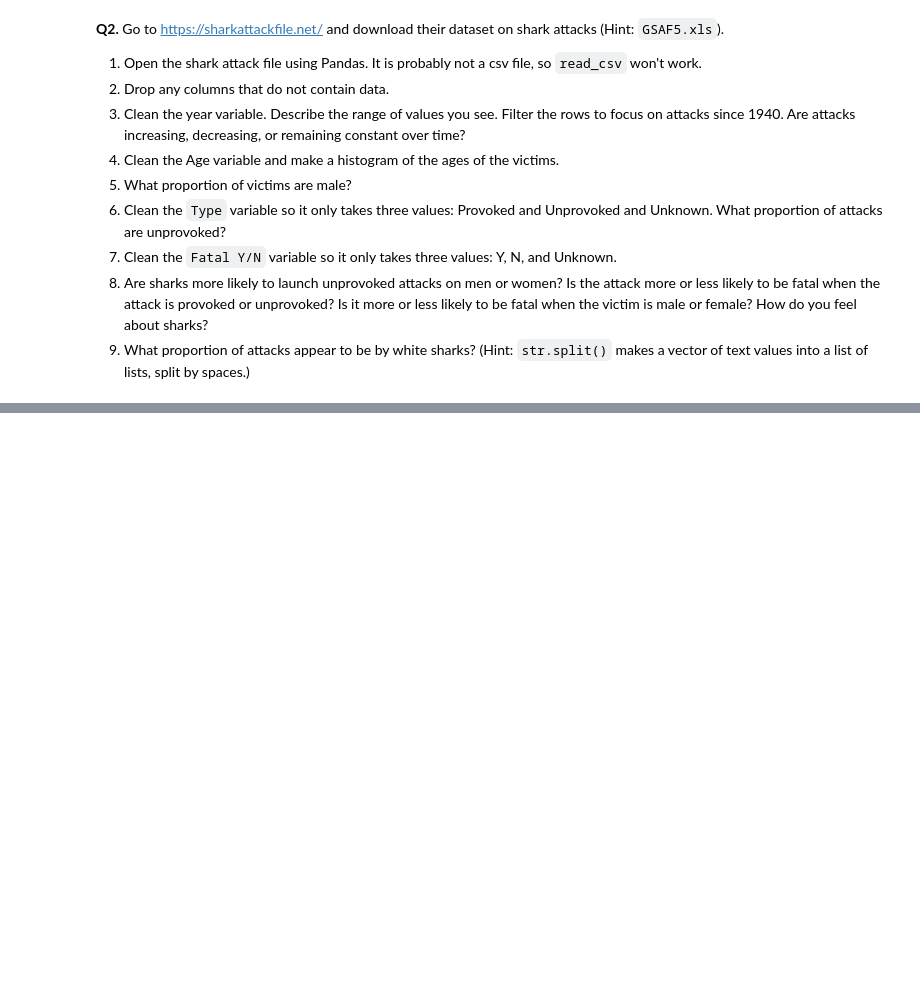
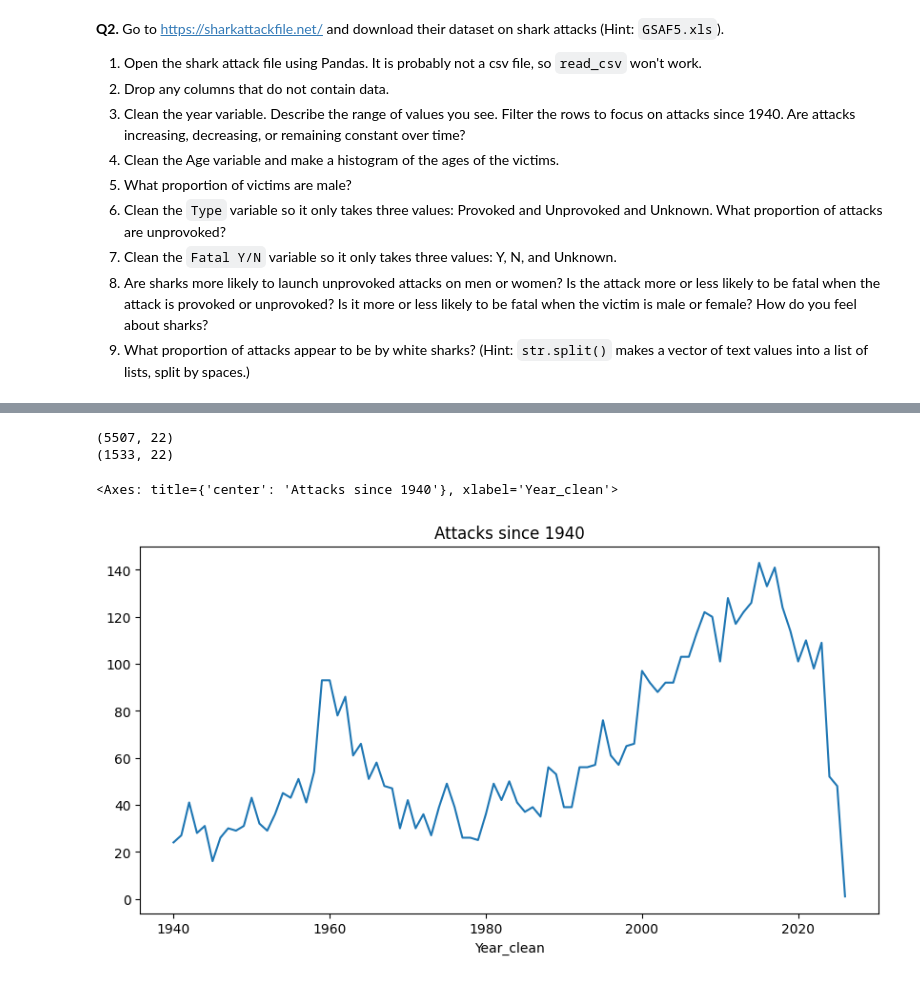
Before and after one commit to miacachion/wrangling_assignment, a Jupyter notebook: assignment.ipynb, the cells around one changed output, grey strips where cells are left out. Cells and saved outputs as stored; diff of their text form; code cells hidden in the pictures; blank space fills up the shorter version.

```diff
--- a/assignment.ipynb
+++ b/assignment.ipynb
@@ -148,3 +165,11 @@ missing_sentences = justice["ImposedSentence_clean"].isna().sum()
 7. Clean the `Fatal Y/N` variable so it only takes three values: Y, N, and Unknown.
 8. Are sharks more likely to launch unprovoked attacks on men or women? Is the attack more or less likely to be fatal when the attack is provoked or unprovoked? Is it more or less likely to be fatal when the victim is male or female? How do you feel about sharks?
 9. What proportion of attacks appear to be by white sharks? (Hint: `str.split()` makes a vector of text values into a list of lists, split by spaces.)
+# %%
+#1
+
+import pandas as pd
+
+df = pd.read_excel("data/GSAF5.xls")
+print(df.shape)
+print(df.head(10))
@@ -150,0 +194,8 @@ missing_sentences = justice["ImposedSentence_clean"].isna().sum()
+# %%
+#2
+
+missing = df.isnull().mean().sort_values(ascending=False)
+print(missing.head(20))
+
+df = df.dropna(axis=1, thresh=0.05*len(df))
+print(df.shape)
@@ -150,0 +220,11 @@ missing_sentences = justice["ImposedSentence_clean"].isna().sum()
+# %%
+#3
+
+print(df['Year'].unique()[:50])
+print(df['Year'].head(10))
+
+df['Year_clean'] = pd.to_numeric(df['Year'], errors='coerce')
+print(df['Year_clean'].describe())
+print(df['Year_clean'].head(10))
+
+# the range of values is large, the data covers an extended period of time, dating pretty far back
@@ -150,0 +249,18 @@ missing_sentences = justice["ImposedSentence_clean"].isna().sum()
+# %%
+df_post1940 = df[df['Year_clean'] >= 1940]
+print(df_post1940.shape)
+
+df_pre1940 = df[df['Year_clean'] < 1940]
+print(df_pre1940.shape)
+# %% [output]
+(5507, 22)
+(1533, 22)
+# %%
+attacks_plot = df_post1940['Year_clean'].value_counts().sort_index()
+attacks_plot.plot(kind='line', figsize=(10,5), title='Attacks since 1940')
+
+# visual of Attacks since 1940, seems to be a slight increase over time
+# this may bedue to better and more consistent reporting
+# %% [output]
+<Axes: title={'center': 'Attacks since 1940'}, xlabel='Year_clean'>
+[figure, added]
```
Also changed, not shown: parts of 5 cells of this notebook.
